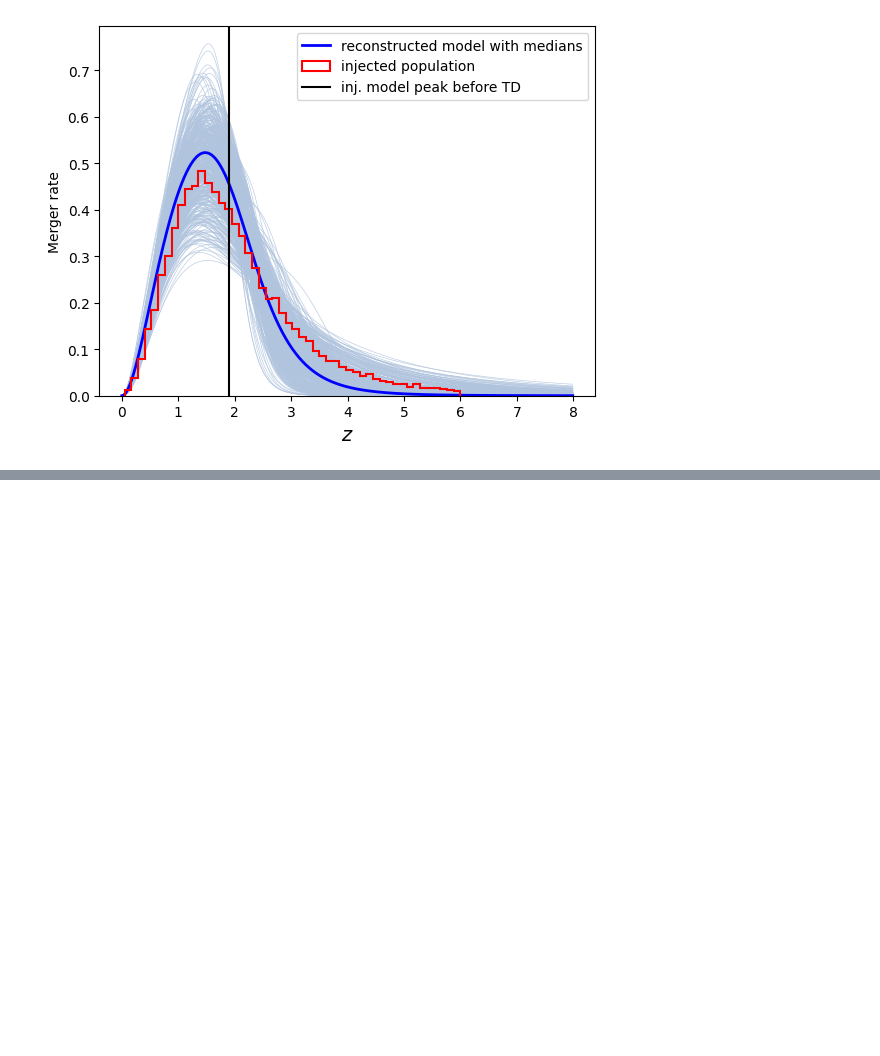
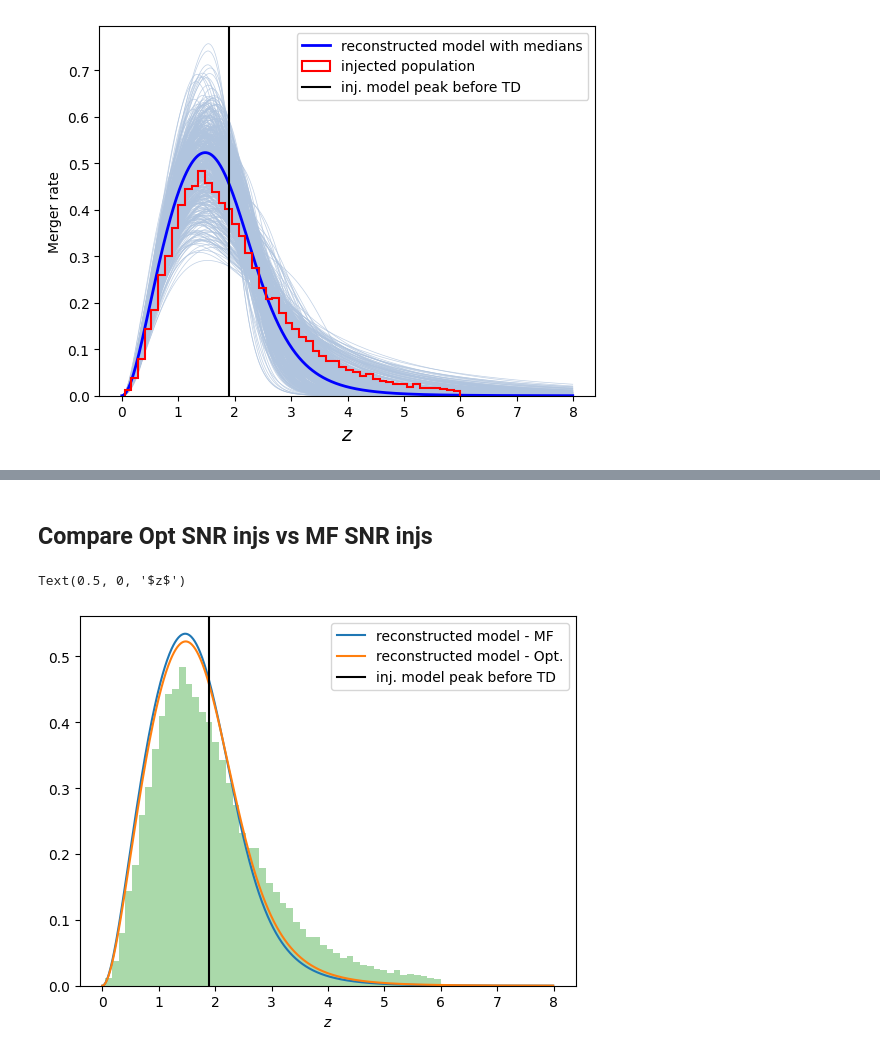
Before and after one commit to divyajyoti09/next_gen_detect, a Jupyter notebook: A-sharp_z_peak_mapping/plot_gwpop_results.ipynb, the cells around one changed output, grey strips where cells are left out. Cells and saved outputs as stored; diff of their text form; code cells hidden in the pictures; blank space fills up the shorter version.

```diff
--- a/A-sharp_z_peak_mapping/plot_gwpop_results.ipynb
+++ b/A-sharp_z_peak_mapping/plot_gwpop_results.ipynb
@@ -99,0 +178,12 @@ plt.savefig(os.path.join(plot_dir, 'reconstructed_z.pdf'))
+# %% [markdown]
+## Compare Opt SNR injs vs MF SNR injs
+# %%
+plt.plot(z_grid, posterior_median_prob_arr_mf, label='reconstructed model - MF')
+plt.plot(z_grid, posterior_median_prob_arr, label='reconstructed model - Opt.')
+plt.hist(injected_redshift, bins=50, density=True, alpha=0.4);
+plt.axvline(1.9, c='k', label='inj. model peak before TD')
+plt.legend()
+plt.xlabel('$z$')
+# %% [output]
+Text(0.5, 0, '$z$')
+[figure, added]
```
Also changed, not shown: parts of 13 cells of this notebook, 2 other files.
